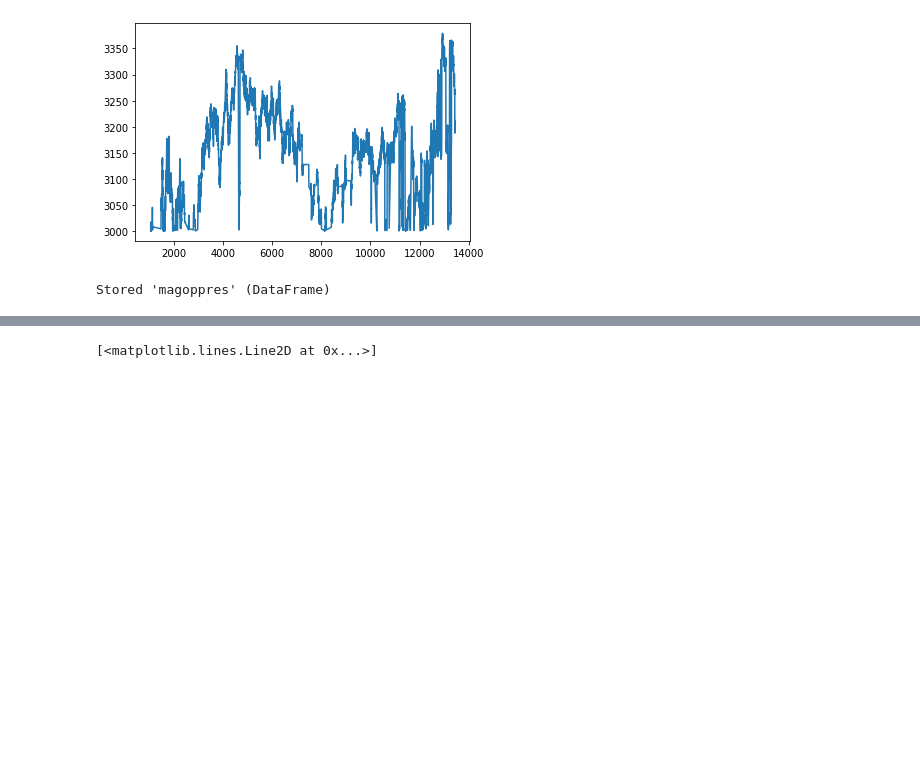
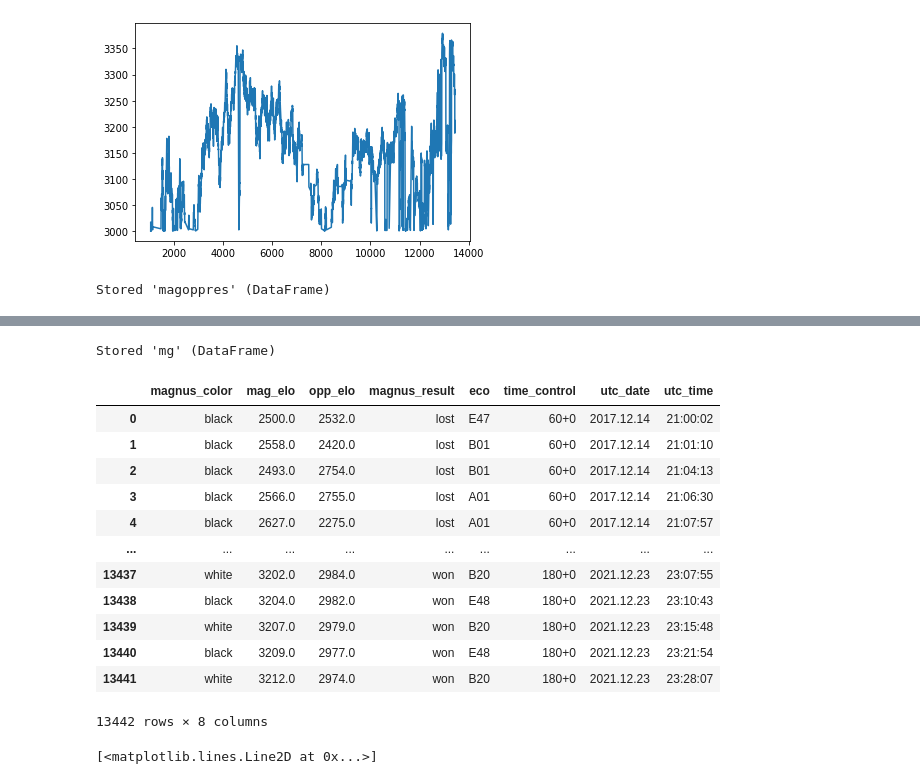
Before and after one commit to dealom/Magnus-Carlsen-Lichess-Games-Dataset-Analysis, a Jupyter notebook: Code Testing.ipynb, the cells around one changed output, grey strips where cells are left out. Cells and saved outputs as stored; diff of their text form; code cells hidden in the pictures; blank space fills up the shorter version.

```diff
--- a/Code Testing.ipynb
+++ b/Code Testing.ipynb
@@ -510,3 +527,26 @@ Stored 'magoppres' (DataFrame)
+# %%
+# excluding rows im not directly using
+mg = pd.DataFrame(data=(timegames.group_name_color,magoppres.mag_elo,magoppres.opp_elo,magoppres.magnus_result,cg.eco,cg.time_control,cg.utc_date,cg.utc_time)).T
+mg = mg.rename(columns={'group_name_color':'magnus_color'})
+%store mg
+# %% [output]
+Stored 'mg' (DataFrame)
+# %%
+mg
+# %% [output]
+|  | magnus_color | mag_elo | opp_elo | magnus_result | eco | time_control | utc_date | utc_time |
+| 0 | black | 2500.0 | 2532.0 | lost | E47 | 60+0 | 2017.12.14 | 21:00:02 |
+| 1 | black | 2558.0 | 2420.0 | lost | B01 | 60+0 | 2017.12.14 | 21:01:10 |
+| 2 | black | 2493.0 | 2754.0 | lost | B01 | 60+0 | 2017.12.14 | 21:04:13 |
+| 3 | black | 2566.0 | 2755.0 | lost | A01 | 60+0 | 2017.12.14 | 21:06:30 |
+| 4 | black | 2627.0 | 2275.0 | lost | A01 | 60+0 | 2017.12.14 | 21:07:57 |
+| ... | ... | ... | ... | ... | ... | ... | ... | ... |
+| 13437 | white | 3202.0 | 2984.0 | won | B20 | 180+0 | 2021.12.23 | 23:07:55 |
+| 13438 | black | 3204.0 | 2982.0 | won | E48 | 180+0 | 2021.12.23 | 23:10:43 |
+| 13439 | white | 3207.0 | 2979.0 | won | B20 | 180+0 | 2021.12.23 | 23:15:48 |
+| 13440 | black | 3209.0 | 2977.0 | won | E48 | 180+0 | 2021.12.23 | 23:21:54 |
+| 13441 | white | 3212.0 | 2974.0 | won | B20 | 180+0 | 2021.12.23 | 23:28:07 |
+13442 rows × 8 columns
 # %%
 plt.plot(cg.utc_date,cg.index)
 # %% [output]
```
Also changed, not shown: parts of 4 cells of this notebook, 2 other files.
